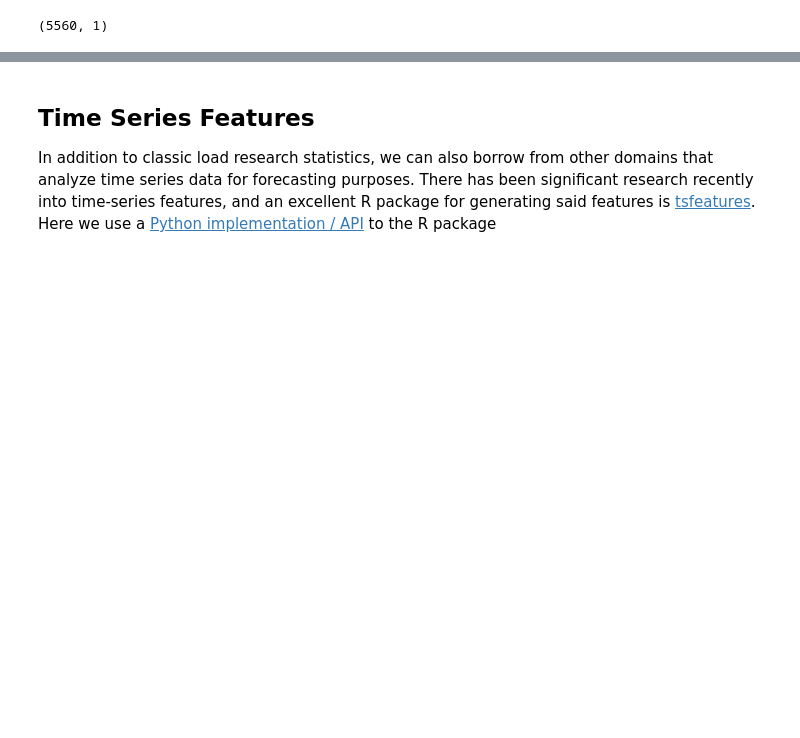
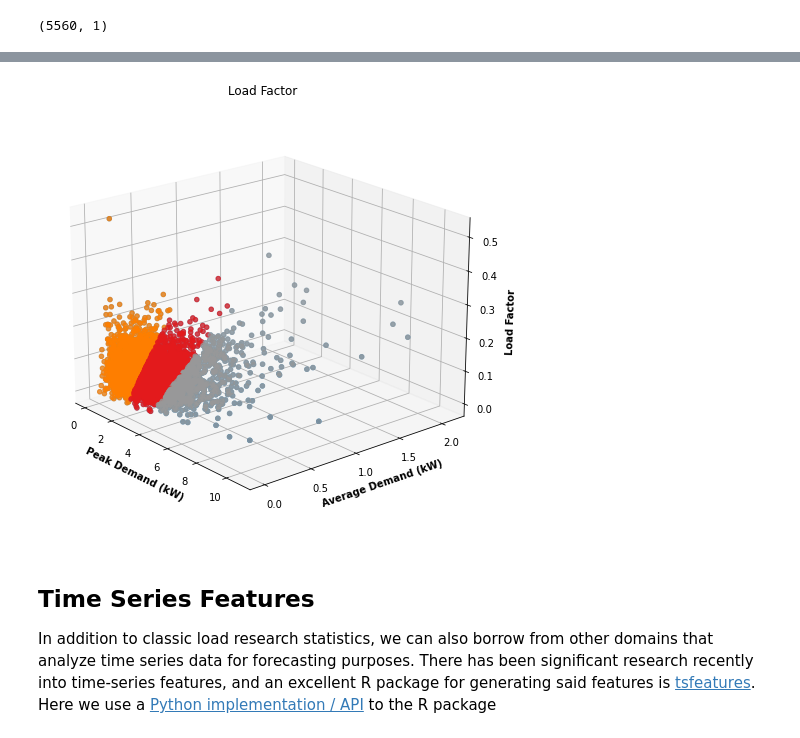
Before and after one commit to jfarland/portfolio, a Jupyter notebook: code/High-Frequency Energy Forecasting.ipynb, the cells around one changed output, grey strips where cells are left out. Saved outputs shown, nothing was run; the diff lists cells and outputs as text; code cells hidden in the pictures; blank space fills up the shorter version.

```diff
--- a/code/High-Frequency Energy Forecasting.ipynb
+++ b/code/High-Frequency Energy Forecasting.ipynb
@@ -340,3 +345,44 @@ sns.scatterplot(data=dflr, x="mean", y="max", hue = dflr.cluster.tolist())
+# %%
+#sns.scatterplot(data=num_df, x="avg_demand", y="peak_demand", hue = num_df.cluster.tolist())
+#num_df["load_factor"] = num_df['avg_demand'].div(num_df['peak_demand']).replace(np.inf, 0)
+
+fig = plt.figure(figsize = (16, 8))
+ax = fig.add_subplot(projection='3d')
+
+x = num_df["peak_demand"]
+y = num_df["avg_demand"]
+z = num_df["load_factor"]
+
+ax.scatter3D(x, y, z)
+
+# Add x, y gridlines
+ax.grid(b = True, color ='grey',
+        linestyle ='-.', linewidth = 0.3,
+        alpha = 0.2)
+
+my_cmap = plt.get_cmap('Set1')
+
+
+    # Creating plot
+sctt = ax.scatter3D(x, y, z,
+                    alpha = 0.7,
+                    c = num_df["cluster"].astype(int),
+                    cmap = my_cmap,
+                    marker ='o')
+
+
+plt.title("Load Factor")
+ax.set_xlabel('Peak Demand (kW)', fontweight ='bold')
+ax.set_ylabel('Average Demand (kW)', fontweight ='bold')
+ax.set_zlabel('Load Factor ', fontweight ='bold')
+fig.colorbar(sctt, ax = ax, shrink = 0.5, aspect = 5)
+
+ax.view_init(20, 320)
+
+# show plot
+plt.show()
+# %% [output]
+[figure, added]
 # %% [markdown]
 ## Time Series Features
 
```
Also changed, not shown: parts of 25 cells of this notebook.
